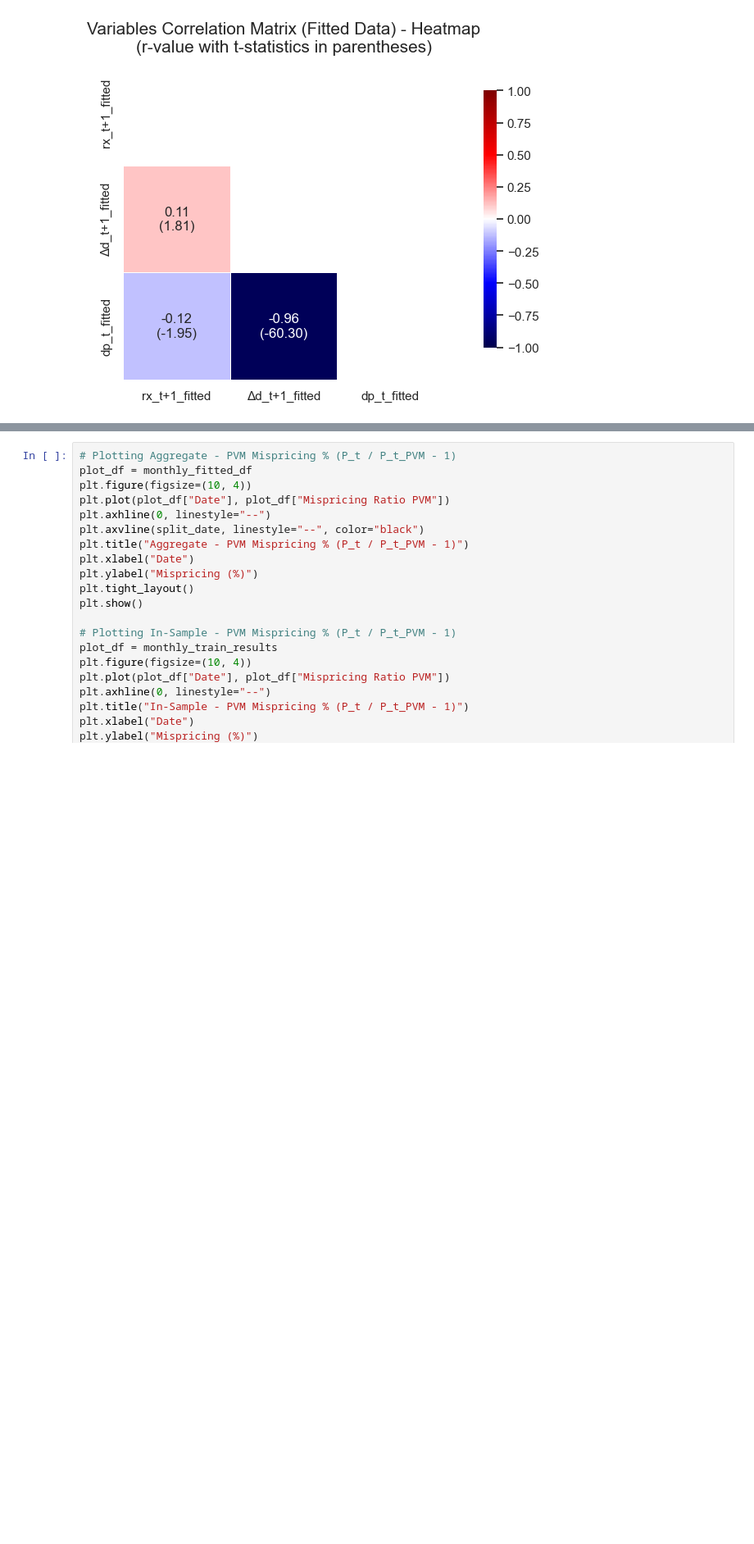
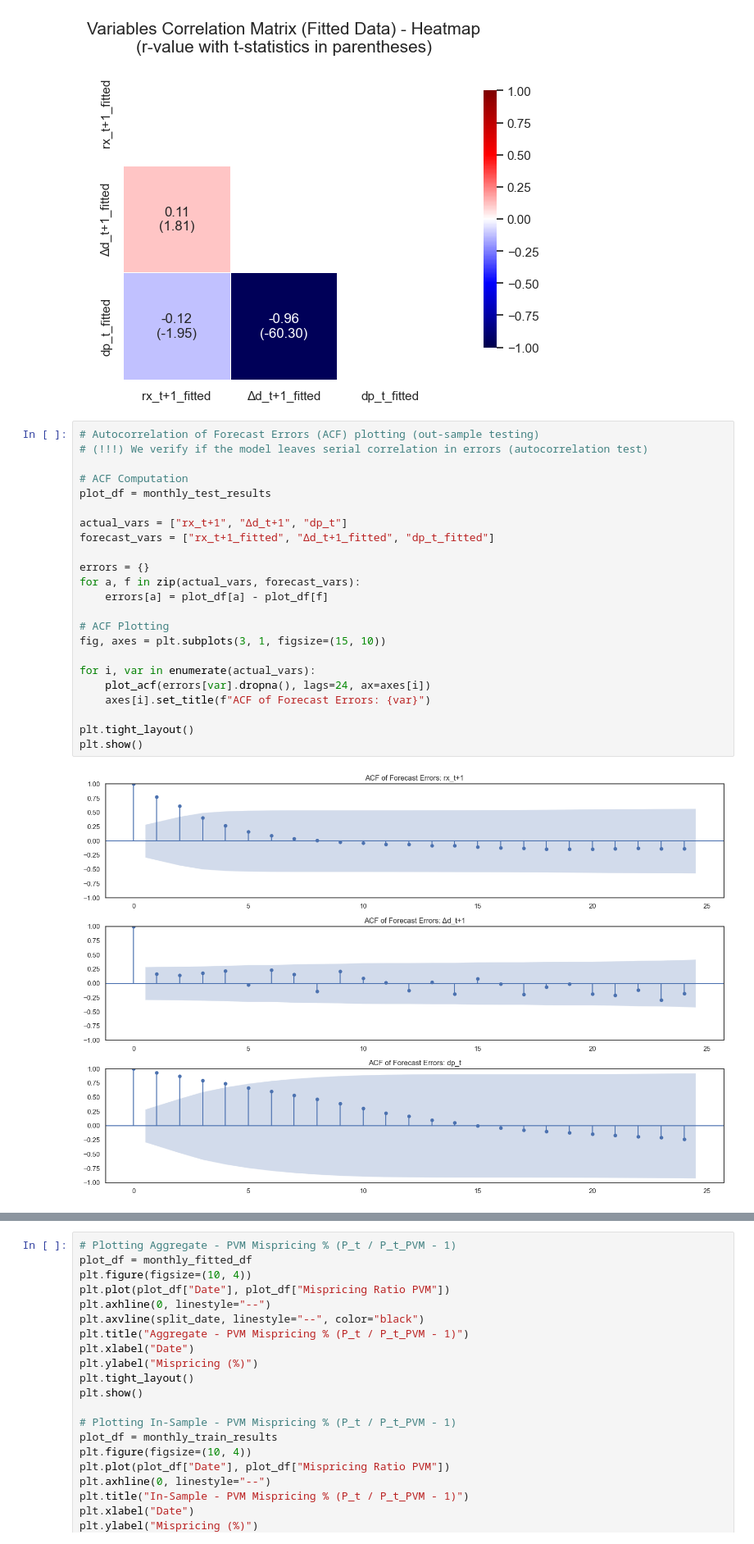
Before and after one commit to EliaLand/Martingale_FVM_AssetPricing, a Jupyter notebook: Part 2/main_FVM_upgraded.ipynb, the cells around one changed output, grey strips where cells are left out. Shown at 82% size. Drawn from its saved outputs; the diff is of its cells as text; blank space fills up the shorter version.

```diff
--- a/Part 2/main_FVM_upgraded.ipynb
+++ b/Part 2/main_FVM_upgraded.ipynb
@@ -583,3 +584,28 @@ plt.tight_layout()
 plt.show()
 # %% [output]
 [figure]
+# %%
+# Autocorrelation of Forecast Errors (ACF) plotting (out-sample testing)
+# (!!!) We verify if the model leaves serial correlation in errors (autocorrelation test)
+
+# ACF Computation
+plot_df = monthly_test_results
+
+actual_vars = ["rx_t+1", "Δd_t+1", "dp_t"]
+forecast_vars = ["rx_t+1_fitted", "Δd_t+1_fitted", "dp_t_fitted"]
+
+errors = {}
+for a, f in zip(actual_vars, forecast_vars):
+    errors[a] = plot_df[a] - plot_df[f]
+
+# ACF Plotting
+fig, axes = plt.subplots(3, 1, figsize=(15, 10))
+
+for i, var in enumerate(actual_vars):
+    plot_acf(errors[var].dropna(), lags=24, ax=axes[i])
+    axes[i].set_title(f"ACF of Forecast Errors: {var}")
+
+plt.tight_layout()
+plt.show()
+# %% [output]
+[figure, added]
```
Also changed, not shown: parts of 4 cells of this notebook.
